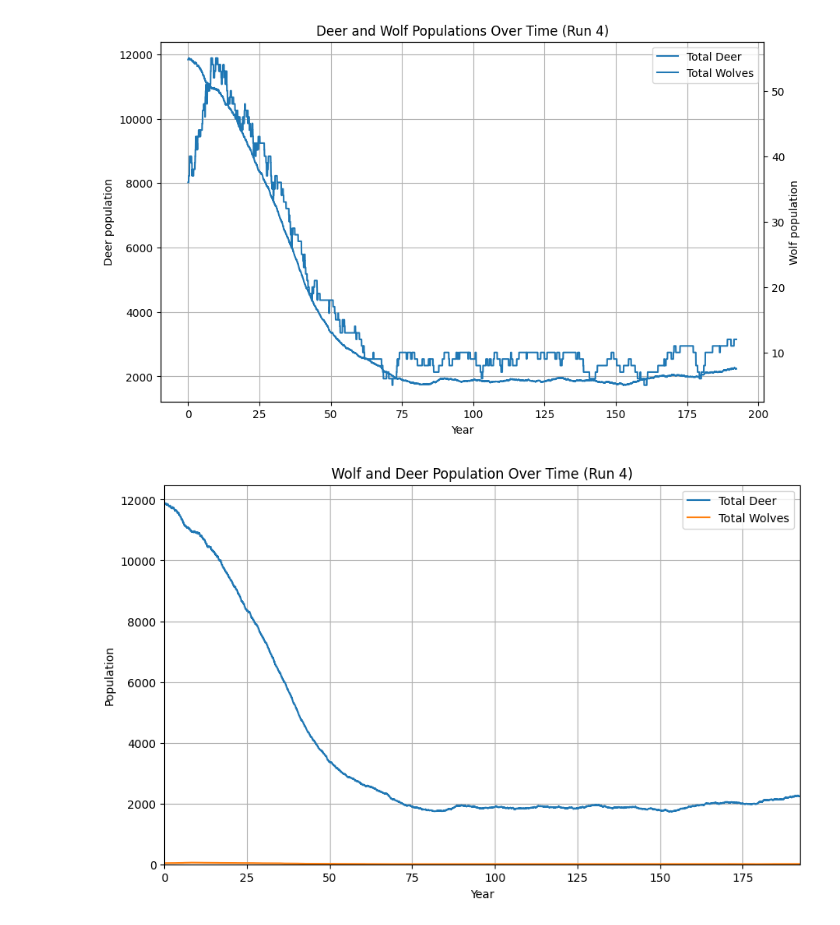
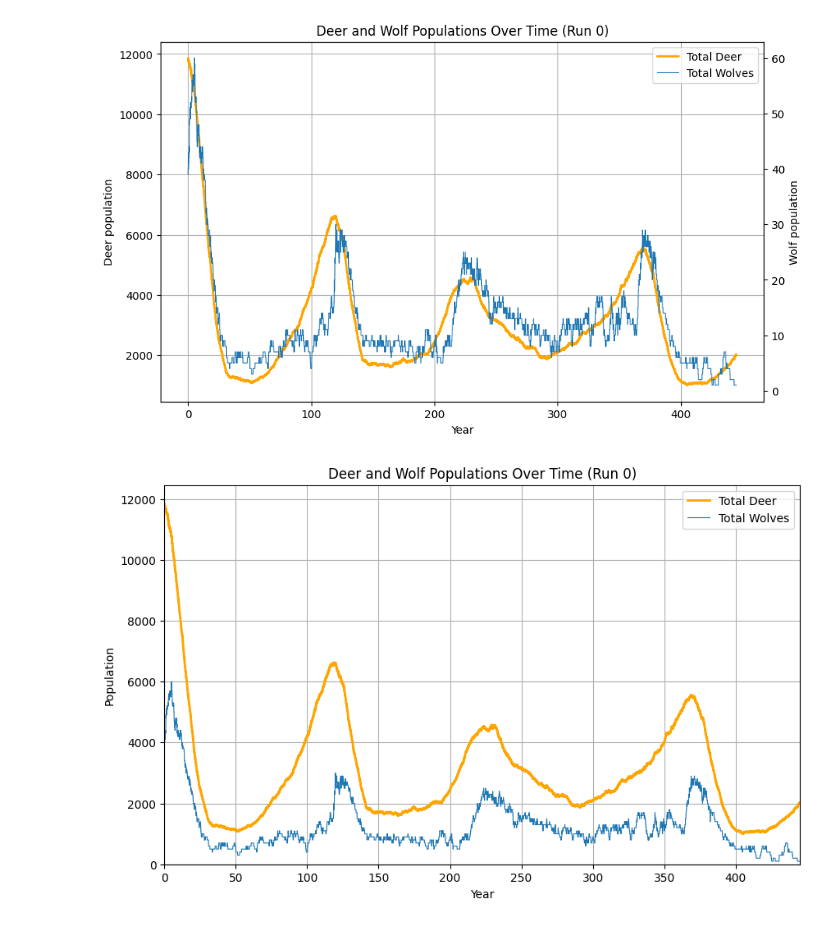
Before and after one commit to LukeRDuob/MDM3_wolf_reintroducution, a Jupyter notebook: project/longterm_ABM/plots.ipynb, the cells around one changed output. Drawn from its saved outputs; the diff is of its cells as text; code cells hidden in the pictures.

```diff
--- a/project/longterm_ABM/plots.ipynb
+++ b/project/longterm_ABM/plots.ipynb
@@ -5,33 +7,31 @@ from matplotlib.animation import FuncAnimation
 # %%
-df = pd.read_csv("weekly_model_multiple_runs.csv")
-
-run_id = 4
+run_id = 0
 df = df[df["Run"] == run_id].copy()
 
 fig, ax1 = plt.subplots(figsize=(10, 6))
 ax2 = ax1.twinx()
 
-ax1.plot(df["Year"], df["Total Deer"], label="Total Deer", color="orange")
-ax2.plot(df["Year"], df["Total Wolves"], label="Total Wolves")
+ax1.plot(df["Year"], df["Total Deer"], label="Total Deer", color="orange", linewidth=2)
+ax2.plot(df["Year"], df["Total Wolves"], label="Total Wolves", linewidth=0.8)
 
 ax1.set_xlabel("Year")
 ax1.set_ylabel("Deer population")
 ax2.set_ylabel("Wolf population")
 ax1.set_title(f"Deer and Wolf Populations Over Time (Run {run_id})")
+
+
 
 lines1, labels1 = ax1.get_legend_handles_labels()
 lines2, labels2 = ax2.get_legend_handles_labels()
 ax1.legend(lines1 + lines2, labels1 + labels2, loc="upper right")
 
 ax1.grid(True)
 plt.show()
 # %% [output]
-[figure, old version]
+[figure, new version]
 # %%
 
-df = pd.read_csv("weekly_model_multiple_runs.csv")
-
-run_id = 4
+run_id = 0
 df = df[df["Run"] == run_id].copy().reset_index(drop=True)
 
 if "Year" not in df.columns:
@@ -42,24 +42,21 @@ if "Year" not in df.columns:
 
 fig, ax = plt.subplots(figsize=(10, 6))
 
-def update(frame):
-    ax.clear()
 
-    ax.plot(df["Year"][:frame], df["Total Deer"][:frame], label="Total Deer")
-    ax.plot(df["Year"][:frame], df["Total Wolves"][:frame], label="Total Wolves")
+ax.plot(df["Year"], df["Total Deer"], label="Total Deer", color="orange", linewidth=2)
+ax.plot(df["Year"], df["Total Wolves"]*100, label="Total Wolves", linewidth=0.8)
 
-    ax.set_title(f"Wolf and Deer Population Over Time (Run {run_id})")
-    ax.set_xlabel("Year")
-    ax.set_ylabel("Population")
-    ax.legend()
-    ax.grid(True)
+ax.set_xlabel("Year")
+ax.set_ylabel("Population")
+ax.set_title(f"Deer and Wolf Populations Over Time (Run {run_id})")
+ax.legend()
+ax.grid(True)
 
-    ax.set_xlim(df["Year"].min(), df["Year"].max())
-    ax.set_ylim(0, max(df["Total Deer"].max(), df["Total Wolves"].max()) * 1.05)
+ax.set_xlim(df["Year"].min(), df["Year"].max())
+ax.set_ylim(0, max(df["Total Deer"].max(), df["Total Wolves"].max()) * 1.05)
 
-anim = FuncAnimation(fig, update, frames=len(df), interval=50, repeat=False)
-anim.save(f"wolf_deer_run_{run_id}.gif", writer="pillow", fps=20)
+
 
 plt.show()
 # %% [output]
-[figure, old version]
+[figure, new version]
```
Also changed, not shown: parts of 2 cells of this notebook, 6 other files.
